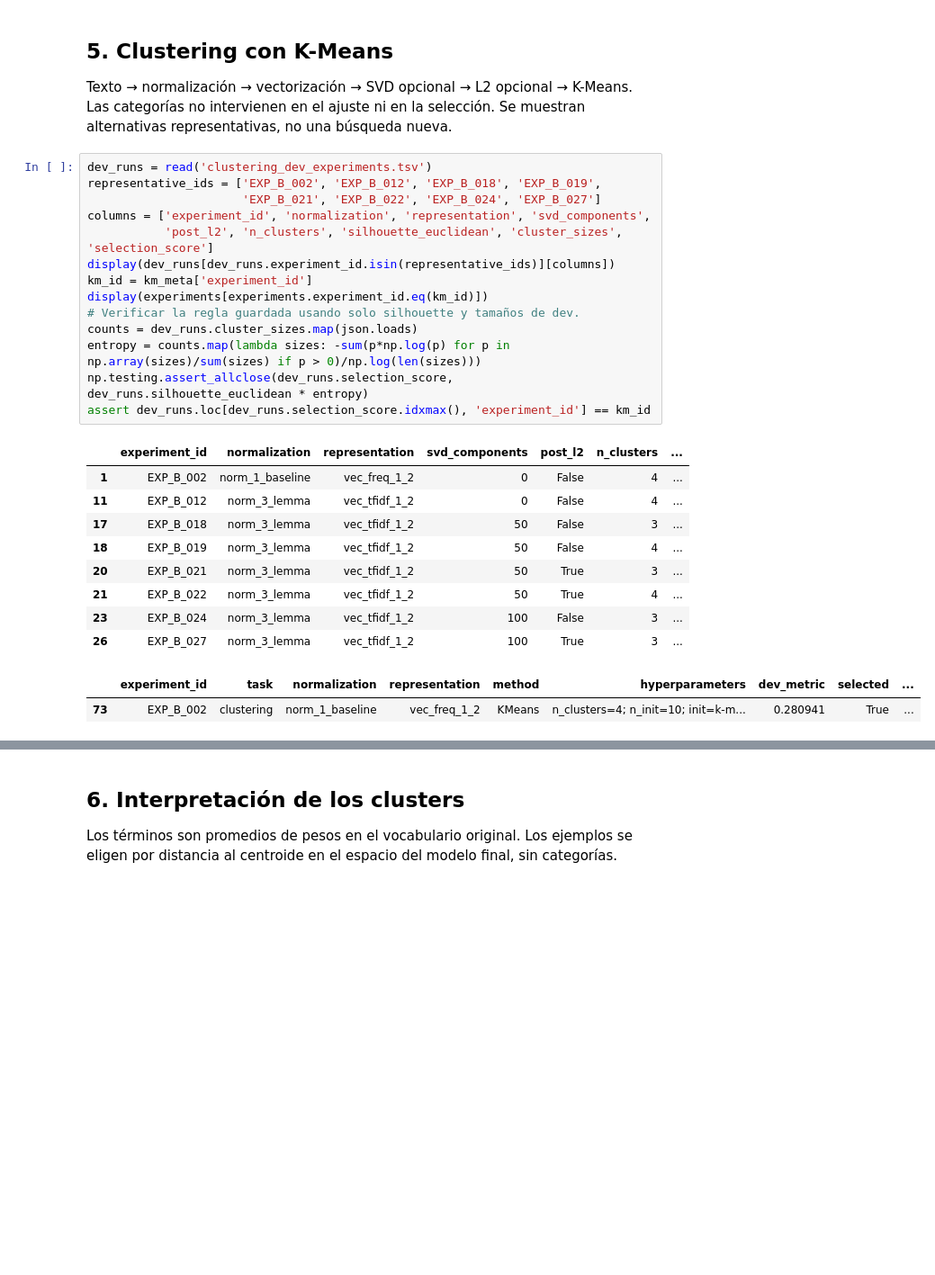
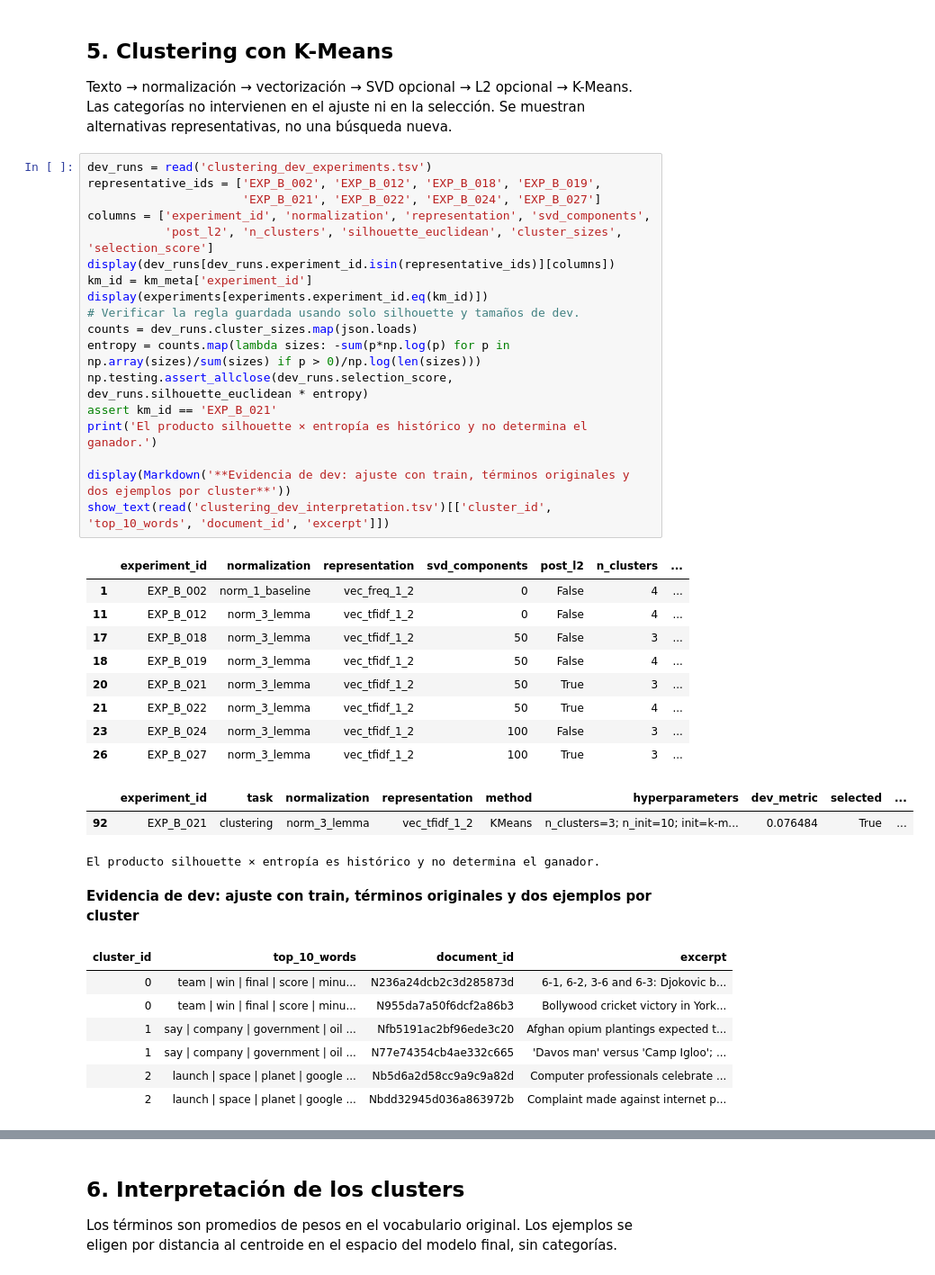
Before and after one commit to LiamSalazar/NewsRetrieval, a Jupyter notebook: NewsRetrieval_Etapa_II.ipynb, the cells around one changed output, grey strips where cells are left out. Shown at 90% size. Saved outputs shown, nothing was run; the diff lists cells and outputs as text; blank space fills up the shorter version.

```diff
--- a/NewsRetrieval_Etapa_II.ipynb
+++ b/NewsRetrieval_Etapa_II.ipynb
@@ -215,27 +215,40 @@ Texto → normalización → vectorización → SVD opcional → L2 opcional →
 # %%
 dev_runs = read('clustering_dev_experiments.tsv')
 representative_ids = ['EXP_B_002', 'EXP_B_012', 'EXP_B_018', 'EXP_B_019',
                       'EXP_B_021', 'EXP_B_022', 'EXP_B_024', 'EXP_B_027']
 columns = ['experiment_id', 'normalization', 'representation', 'svd_components',
            'post_l2', 'n_clusters', 'silhouette_euclidean', 'cluster_sizes', 'selection_score']
 display(dev_runs[dev_runs.experiment_id.isin(representative_ids)][columns])
 km_id = km_meta['experiment_id']
 display(experiments[experiments.experiment_id.eq(km_id)])
 # Verificar la regla guardada usando solo silhouette y tamaños de dev.
 counts = dev_runs.cluster_sizes.map(json.loads)
 entropy = counts.map(lambda sizes: -sum(p*np.log(p) for p in np.array(sizes)/sum(sizes) if p > 0)/np.log(len(sizes)))
 np.testing.assert_allclose(dev_runs.selection_score, dev_runs.silhouette_euclidean * entropy)
-assert dev_runs.loc[dev_runs.selection_score.idxmax(), 'experiment_id'] == km_id
+assert km_id == 'EXP_B_021'
+print('El producto silhouette × entropía es histórico y no determina el ganador.')
+
+display(Markdown('**Evidencia de dev: ajuste con train, términos originales y dos ejemplos por cluster**'))
+show_text(read('clustering_dev_interpretation.tsv')[['cluster_id', 'top_10_words', 'document_id', 'excerpt']])
 # %% [output]
 |  | experiment_id | normalization | representation | svd_components | post_l2 | n_clusters | ... |
 | 1 | EXP_B_002 | norm_1_baseline | vec_freq_1_2 | 0 | False | 4 | ... |
 | 11 | EXP_B_012 | norm_3_lemma | vec_tfidf_1_2 | 0 | False | 4 | ... |
 | 17 | EXP_B_018 | norm_3_lemma | vec_tfidf_1_2 | 50 | False | 3 | ... |
 | 18 | EXP_B_019 | norm_3_lemma | vec_tfidf_1_2 | 50 | False | 4 | ... |
 | 20 | EXP_B_021 | norm_3_lemma | vec_tfidf_1_2 | 50 | True | 3 | ... |
 | 21 | EXP_B_022 | norm_3_lemma | vec_tfidf_1_2 | 50 | True | 4 | ... |
 | 23 | EXP_B_024 | norm_3_lemma | vec_tfidf_1_2 | 100 | False | 3 | ... |
 | 26 | EXP_B_027 | norm_3_lemma | vec_tfidf_1_2 | 100 | True | 3 | ... |
 |  | experiment_id | task | normalization | representation | method | hyperparameters | dev_metric | selected | ... |
-| 73 | EXP_B_002 | clustering | norm_1_baseline | vec_freq_1_2 | KMeans | n_clusters=4; n_init=10; init=k-m... | 0.280941 | True | ... |
+| 92 | EXP_B_021 | clustering | norm_3_lemma | vec_tfidf_1_2 | KMeans | n_clusters=3; n_init=10; init=k-m... | 0.076484 | True | ... |
+El producto silhouette × entropía es histórico y no determina el ganador.
+**Evidencia de dev: ajuste con train, términos originales y dos ejemplos por cluster**
+| cluster_id | top_10_words | document_id | excerpt |
+| 0 | team | win | final | score | minu... | N236a24dcb2c3d285873d | 6-1, 6-2, 3-6 and 6-3: Djokovic b... |
+| 0 | team | win | final | score | minu... | N955da7a50f6dcf2a86b3 | Bollywood cricket victory in York... |
+| 1 | say | company | government | oil ... | Nfb5191ac2bf96ede3c20 | Afghan opium plantings expected t... |
+| 1 | say | company | government | oil ... | N77e74354cb4ae332c665 | 'Davos man' versus 'Camp Igloo'; ... |
+| 2 | launch | space | planet | google ... | Nb5d6a2d58cc9a9c9a82d | Computer professionals celebrate ... |
+| 2 | launch | space | planet | google ... | Nbdd32945d036a863972b | Complaint made against internet p... |
 # %% [markdown]
```
Also changed, not shown: parts of 6 cells of this notebook, 13 other files.
